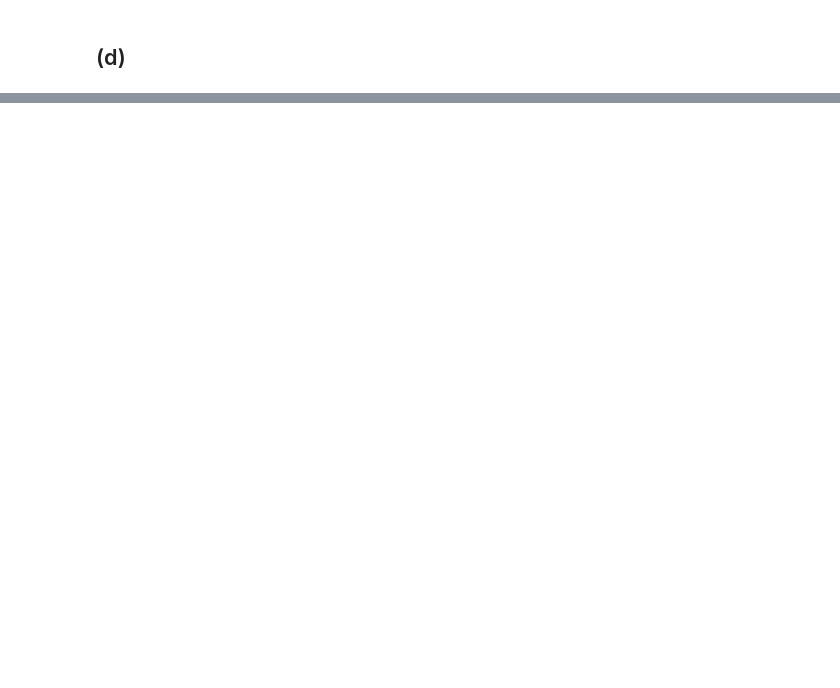
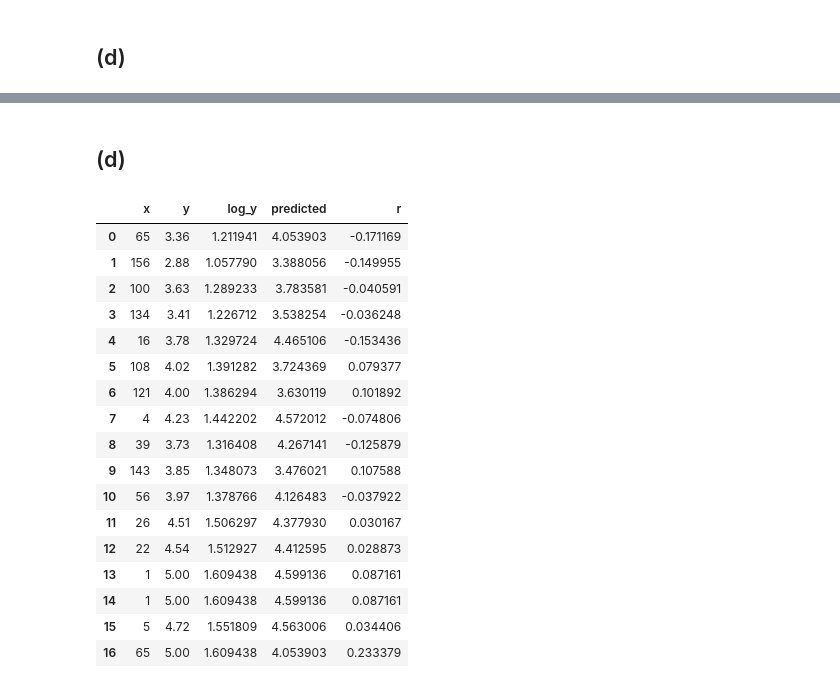
Before and after one commit to fesibisyatta/introduction-to-glm, a Jupyter notebook: 第4章/演習問題4.1.ipynb, the cells around one changed output, grey strips where cells are left out. Drawn from its saved outputs; the diff is of its cells as text; code cells hidden in the pictures; blank space fills up the shorter version.

```diff
--- a/第4章/演習問題4.1.ipynb
+++ b/第4章/演習問題4.1.ipynb
@@ -110,0 +127,14 @@ print(
+# %%
+model_exp = smf.glm(
+    formula="y ~ x",
+    data=df,
+    family=sm.families.Gamma(link=sm.families.links.log())
+)
+results_exp = model_exp.fit()
+
+# model_exp = smf.glm(
+#     formula="log_y ~ x",
+#     data=df,
+#     family=sm.families.Gamma(link=sm.families.links.identity())
+# )
+# results_exp = model_exp.fit()
@@ -110,0 +157,26 @@ print(
+# %% [markdown]
+## (d)
+# %%
+df["predicted"] = np.exp(results_exp.params["x"] * df["x"] + results_exp.params["Intercept"])
+df["r"] = (df["y"] - df["predicted"]) / df["predicted"]
+# %%
+df
+# %% [output]
+|  | x | y | log_y | predicted | r |
+| 0 | 65 | 3.36 | 1.211941 | 4.053903 | -0.171169 |
+| 1 | 156 | 2.88 | 1.057790 | 3.388056 | -0.149955 |
+| 2 | 100 | 3.63 | 1.289233 | 3.783581 | -0.040591 |
+| 3 | 134 | 3.41 | 1.226712 | 3.538254 | -0.036248 |
+| 4 | 16 | 3.78 | 1.329724 | 4.465106 | -0.153436 |
+| 5 | 108 | 4.02 | 1.391282 | 3.724369 | 0.079377 |
+| 6 | 121 | 4.00 | 1.386294 | 3.630119 | 0.101892 |
+| 7 | 4 | 4.23 | 1.442202 | 4.572012 | -0.074806 |
+| 8 | 39 | 3.73 | 1.316408 | 4.267141 | -0.125879 |
+| 9 | 143 | 3.85 | 1.348073 | 3.476021 | 0.107588 |
+| 10 | 56 | 3.97 | 1.378766 | 4.126483 | -0.037922 |
+| 11 | 26 | 4.51 | 1.506297 | 4.377930 | 0.030167 |
+| 12 | 22 | 4.54 | 1.512927 | 4.412595 | 0.028873 |
+| 13 | 1 | 5.00 | 1.609438 | 4.599136 | 0.087161 |
+| 14 | 1 | 5.00 | 1.609438 | 4.599136 | 0.087161 |
+| 15 | 5 | 4.72 | 1.551809 | 4.563006 | 0.034406 |
+| 16 | 65 | 5.00 | 1.609438 | 4.053903 | 0.233379 |
```
Also changed, not shown: parts of 12 cells of this notebook, 38 other files.
